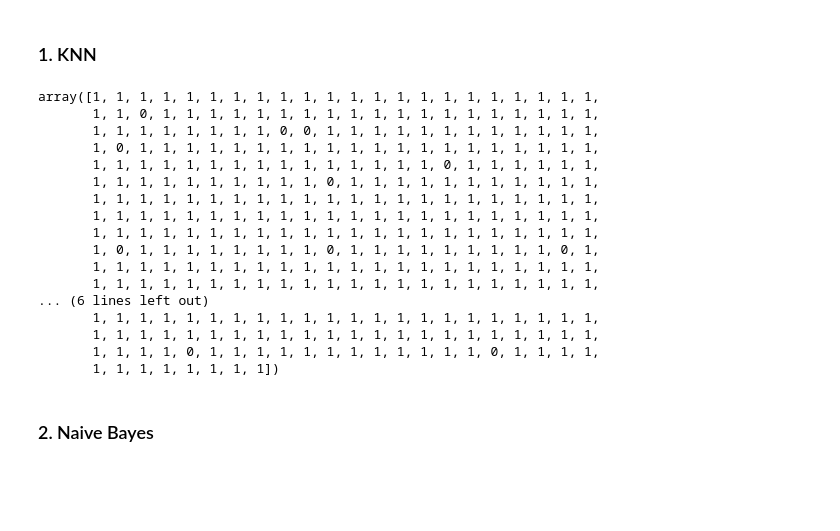
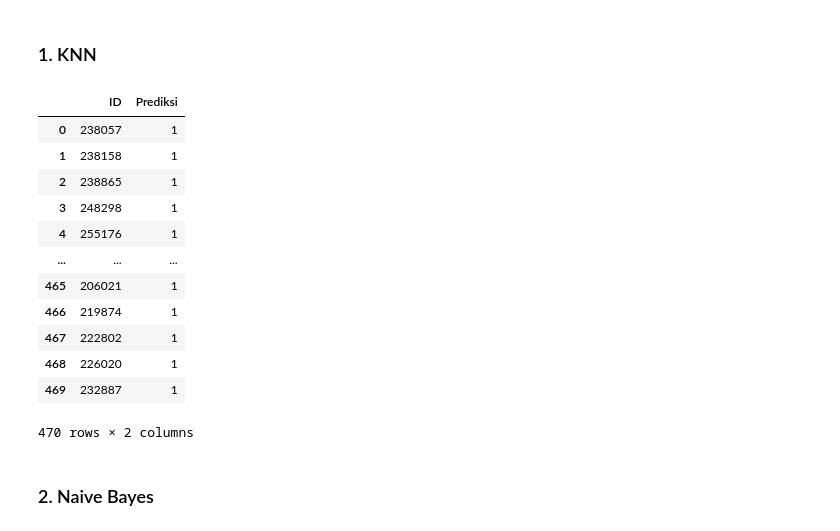
Before and after one commit to PrinandaRahmatullah/hoax-detection, a Jupyter notebook: traditional_ml/count_vectorizer.ipynb, the cells around one changed output. Drawn from its saved outputs; the diff is of its cells as text; code cells hidden in the pictures; blank space fills up the shorter version.

Commit message:
results of KNN classifaction

```diff
--- a/traditional_ml/count_vectorizer.ipynb
+++ b/traditional_ml/count_vectorizer.ipynb
@@ -202,25 +199,22 @@ predictions = knn_model.predict(X_test)
 
 # print(classification_report(y_val, predictions))
 # %%
-predictions
+result_knn = pd.DataFrame(zip(test_df["ID"], predictions), columns=["ID", "Prediksi"])
+result_knn.to_
 # %% [output]
+|  | ID | Prediksi |
+| 0 | 238057 | 1 |
+| 1 | 238158 | 1 |
+| 2 | 238865 | 1 |
+| 3 | 248298 | 1 |
+| 4 | 255176 | 1 |
+| ... | ... | ... |
+| 465 | 206021 | 1 |
+| 466 | 219874 | 1 |
+| 467 | 222802 | 1 |
+| 468 | 226020 | 1 |
+| 469 | 232887 | 1 |
-array([1, 1, 1, 1, 1, 1, 1, 1, 1, 1, 1, 1, 1, 1, 1, 1, 1, 1, 1, 1, 1, 1,
-       1, 1, 0, 1, 1, 1, 1, 1, 1, 1, 1, 1, 1, 1, 1, 1, 1, 1, 1, 1, 1, 1,
-       1, 1, 1, 1, 1, 1, 1, 1, 0, 0, 1, 1, 1, 1, 1, 1, 1, 1, 1, 1, 1, 1,
-       1, 0, 1, 1, 1, 1, 1, 1, 1, 1, 1, 1, 1, 1, 1, 1, 1, 1, 1, 1, 1, 1,
-       1, 1, 1, 1, 1, 1, 1, 1, 1, 1, 1, 1, 1, 1, 1, 0, 1, 1, 1, 1, 1, 1,
-       1, 1, 1, 1, 1, 1, 1, 1, 1, 1, 0, 1, 1, 1, 1, 1, 1, 1, 1, 1, 1, 1,
-       1, 1, 1, 1, 1, 1, 1, 1, 1, 1, 1, 1, 1, 1, 1, 1, 1, 1, 1, 1, 1, 1,
-       1, 1, 1, 1, 1, 1, 1, 1, 1, 1, 1, 1, 1, 1, 1, 1, 1, 1, 1, 1, 1, 1,
-       1, 1, 1, 1, 1, 1, 1, 1, 1, 1, 1, 1, 1, 1, 1, 1, 1, 1, 1, 1, 1, 1,
-       1, 0, 1, 1, 1, 1, 1, 1, 1, 1, 0, 1, 1, 1, 1, 1, 1, 1, 1, 1, 0, 1,
-       1, 1, 1, 1, 1, 1, 1, 1, 1, 1, 1, 1, 1, 1, 1, 1, 1, 1, 1, 1, 1, 1,
-       1, 1, 1, 1, 1, 1, 1, 1, 1, 1, 1, 1, 1, 1, 1, 1, 1, 1, 1, 1, 1, 1,
-... (6 lines left out)
-       1, 1, 1, 1, 1, 1, 1, 1, 1, 1, 1, 1, 1, 1, 1, 1, 1, 1, 1, 1, 1, 1,
-       1, 1, 1, 1, 1, 1, 1, 1, 1, 1, 1, 1, 1, 1, 1, 1, 1, 1, 1, 1, 1, 1,
-       1, 1, 1, 1, 0, 1, 1, 1, 1, 1, 1, 1, 1, 1, 1, 1, 1, 0, 1, 1, 1, 1,
-       1, 1, 1, 1, 1, 1, 1, 1])
+470 rows × 2 columns
 # %% [markdown]
 ### 2. Naive Bayes
 # %%
```
Also changed, not shown: parts of 3 cells of this notebook, 1 other file.
